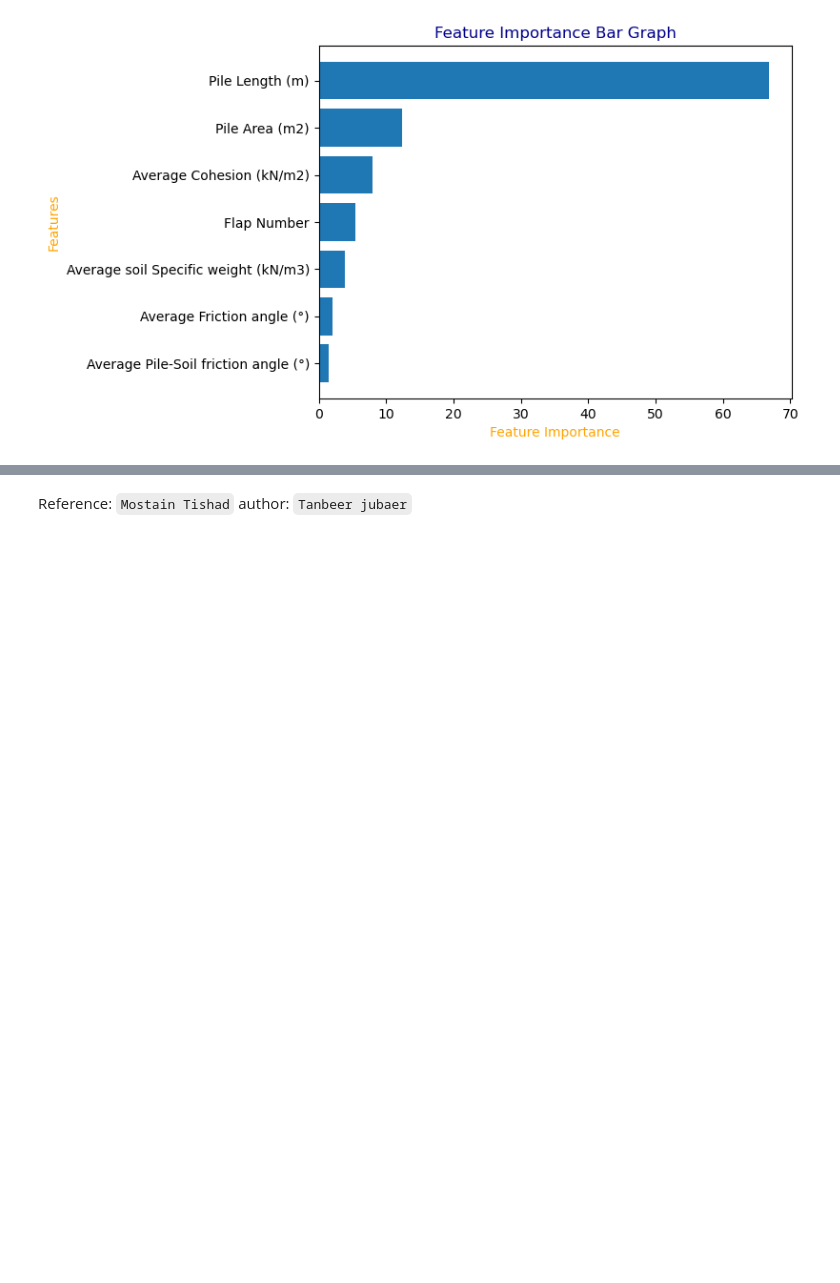
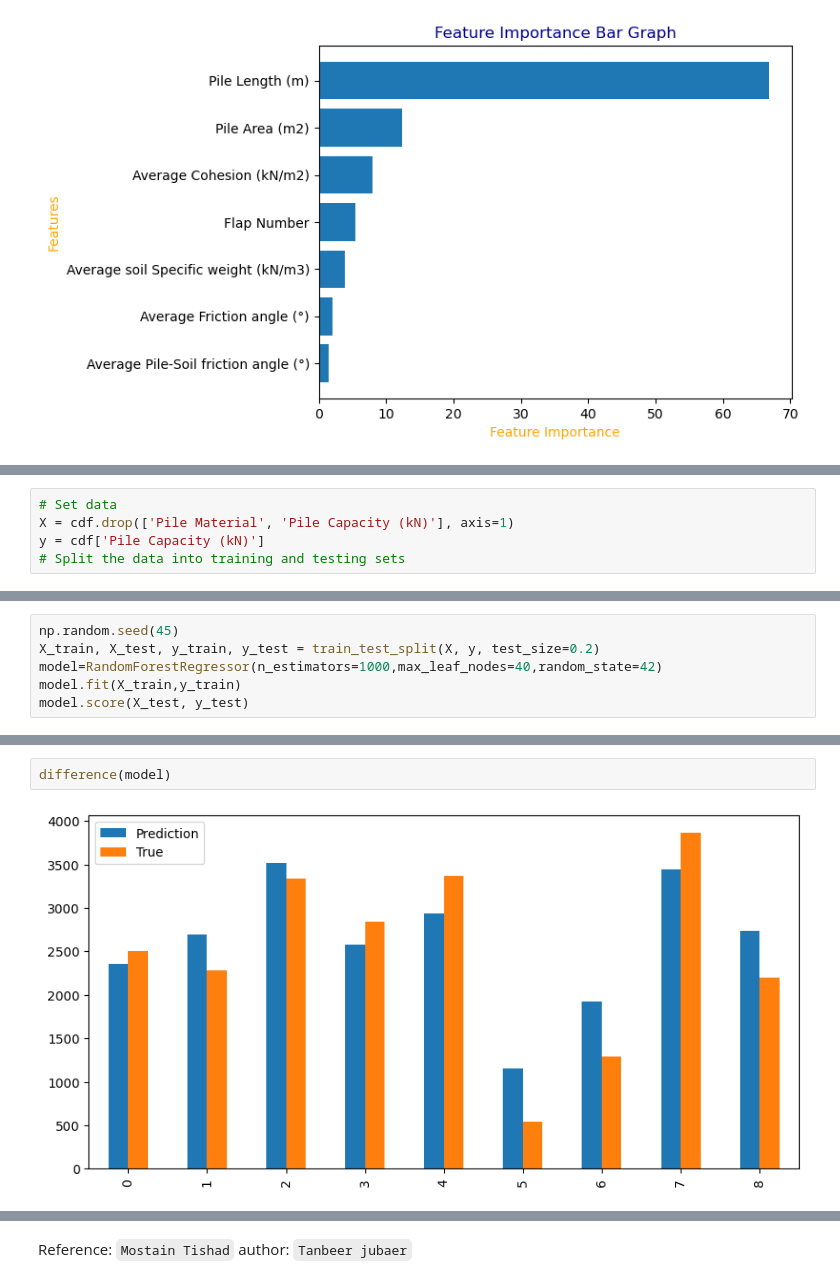
Before and after one commit to oitik/PileLoadPrediction, a Jupyter notebook: pile-load-predicts.ipynb, the cells around one changed output, grey strips where cells are left out. Saved outputs shown, nothing was run; the diff lists cells and outputs as text; blank space fills up the shorter version.

Commit message:
Kaggle Notebook | pile_load_predicts | Version 8

```diff
--- a/pile-load-predicts.ipynb
+++ b/pile-load-predicts.ipynb
@@ -615,0 +642,5 @@ plot_features(X_train.columns, cr.feature_importances_)
+# %%
+# Set data
+X = cdf.drop(['Pile Material', 'Pile Capacity (kN)'], axis=1)
+y = cdf['Pile Capacity (kN)']
+# Split the data into training and testing sets
@@ -615,0 +649,6 @@ plot_features(X_train.columns, cr.feature_importances_)
+# %%
+np.random.seed(45)
+X_train, X_test, y_train, y_test = train_test_split(X, y, test_size=0.2)
+model=RandomForestRegressor(n_estimators=1000,max_leaf_nodes=40,random_state=42)
+model.fit(X_train,y_train)
+model.score(X_test, y_test)
@@ -615,0 +677,4 @@ plot_features(X_train.columns, cr.feature_importances_)
+# %%
+difference(model)
+# %% [output]
+[figure, added]
```
Also changed, not shown: parts of 34 cells of this notebook.
